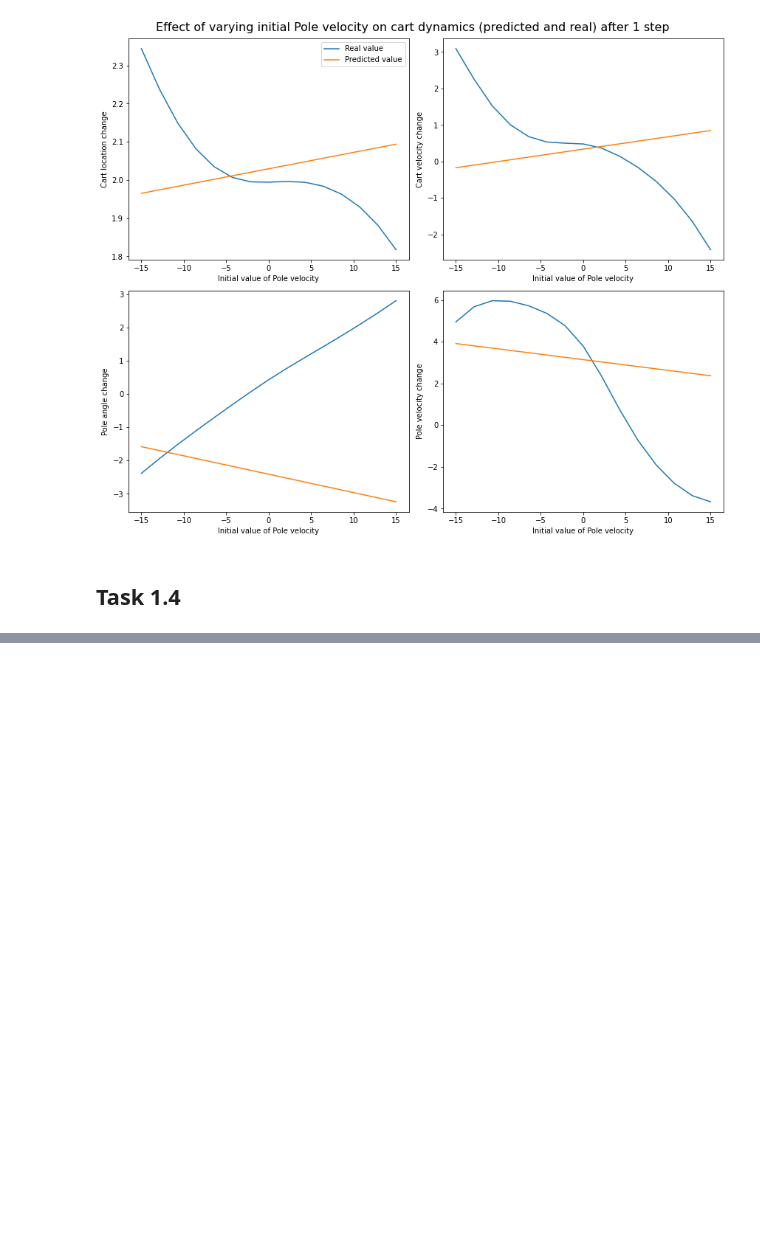
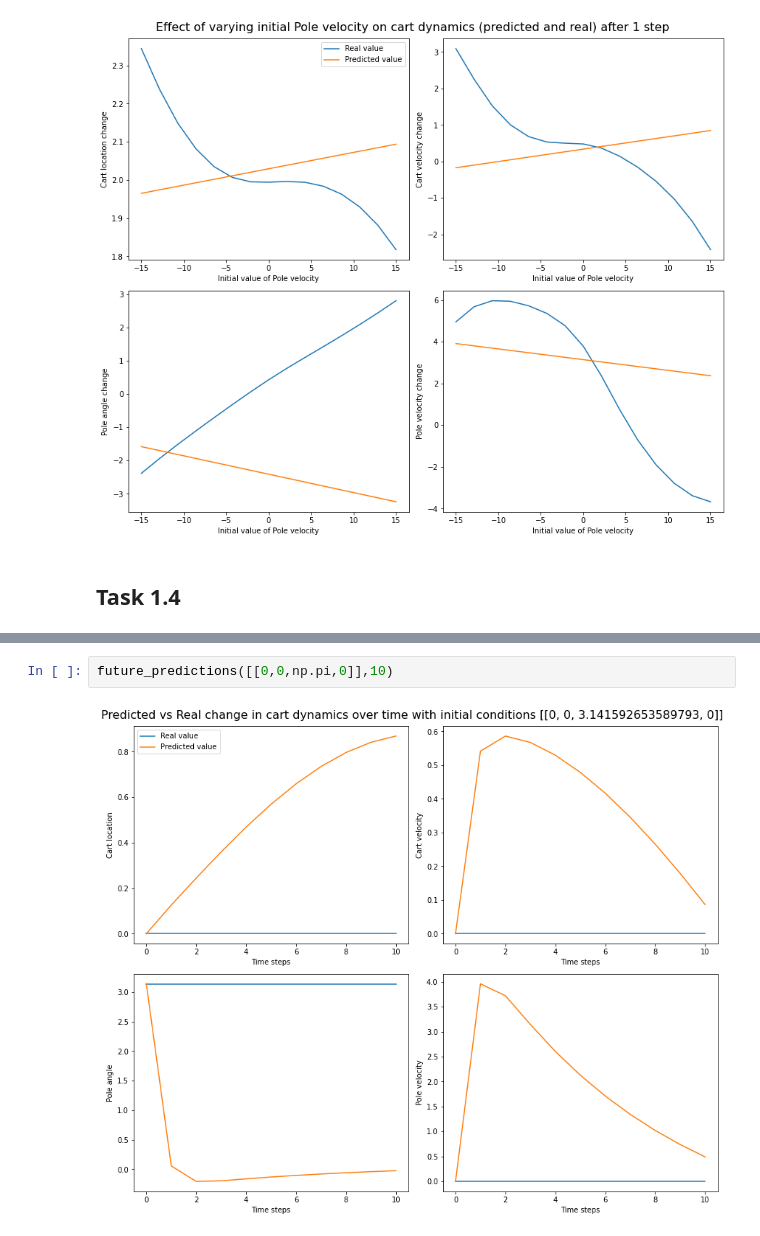
Before and after one commit to aditya-jain7/SF3, a Jupyter notebook: aj563_sf3_code.ipynb, the cells around one changed output, grey strips where cells are left out. Saved outputs shown, nothing was run; the diff lists cells and outputs as text; blank space fills up the shorter version.

```diff
--- a/aj563_sf3_code.ipynb
+++ b/aj563_sf3_code.ipynb
@@ -654,0 +655,4 @@ future_predictions([[-10,5,2,4]],50)
+# %%
+future_predictions([[0,0,np.pi,0]],10)
+# %% [output]
+[figure, added]
```
Also changed, not shown: parts of 2 cells of this notebook.
